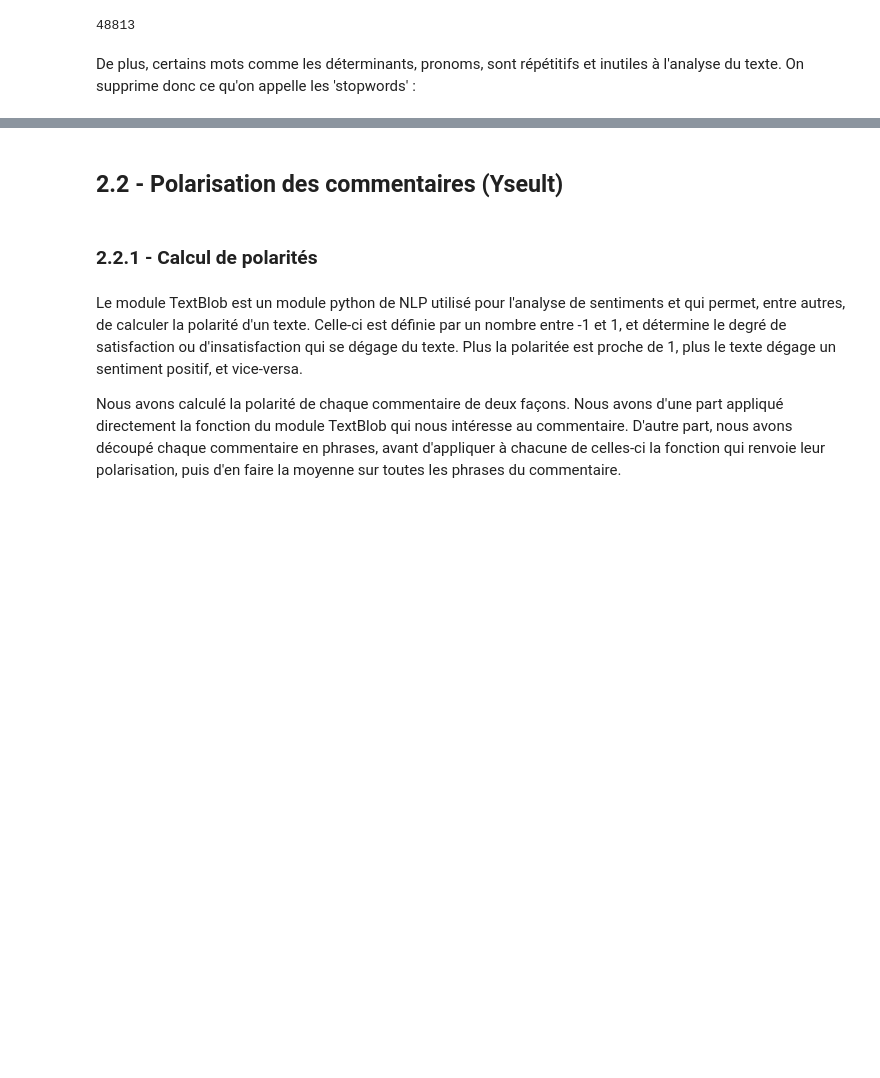
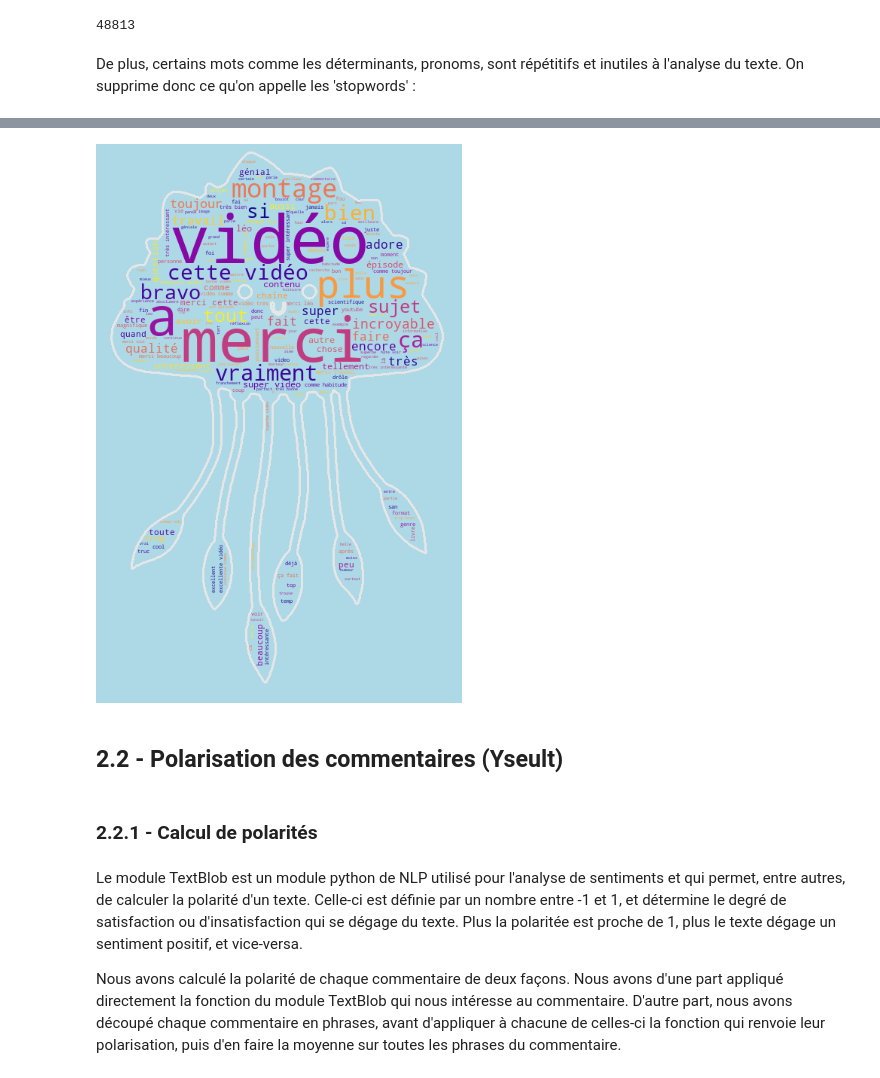
Before and after one commit to AntoineLlg/projet-python-2a, a Jupyter notebook: rapport_commentaires_youtube.ipynb, the cells around one changed output, grey strips where cells are left out. Drawn from its saved outputs; the diff is of its cells as text; code cells hidden in the pictures; blank space fills up the shorter version.

```diff
--- a/rapport_commentaires_youtube.ipynb
+++ b/rapport_commentaires_youtube.ipynb
@@ -213,3 +142,7 @@ print(words[1030:1050])
+# %%
+Image("./graphs/logo_dirty_bio.png")
+# %% [output]
+[figure, added]
 # %% [markdown]
 ## 2.2 - Polarisation des commentaires (Yseult)
 # %% [markdown]
```
Also changed, not shown: parts of 16 cells of this notebook.
